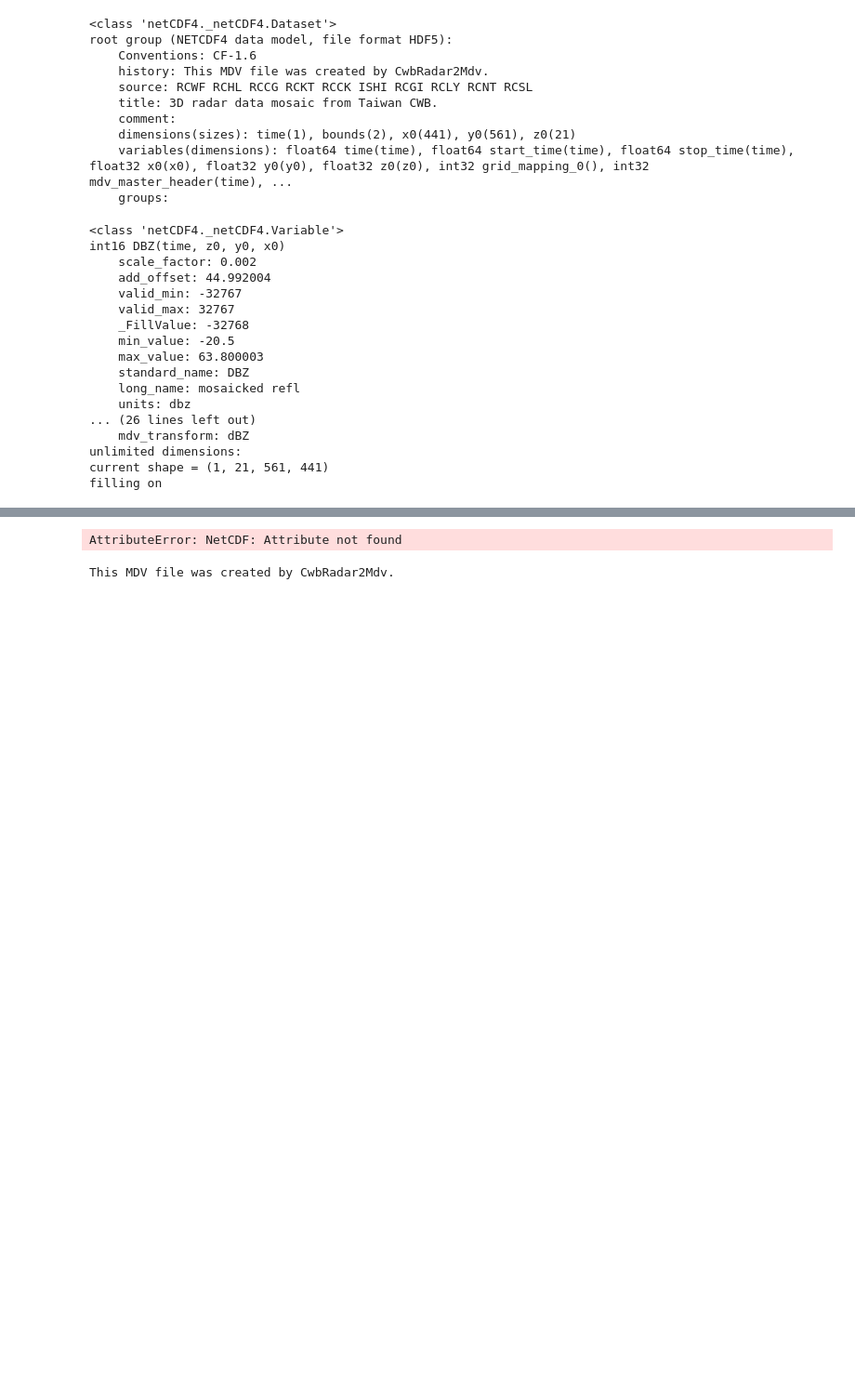
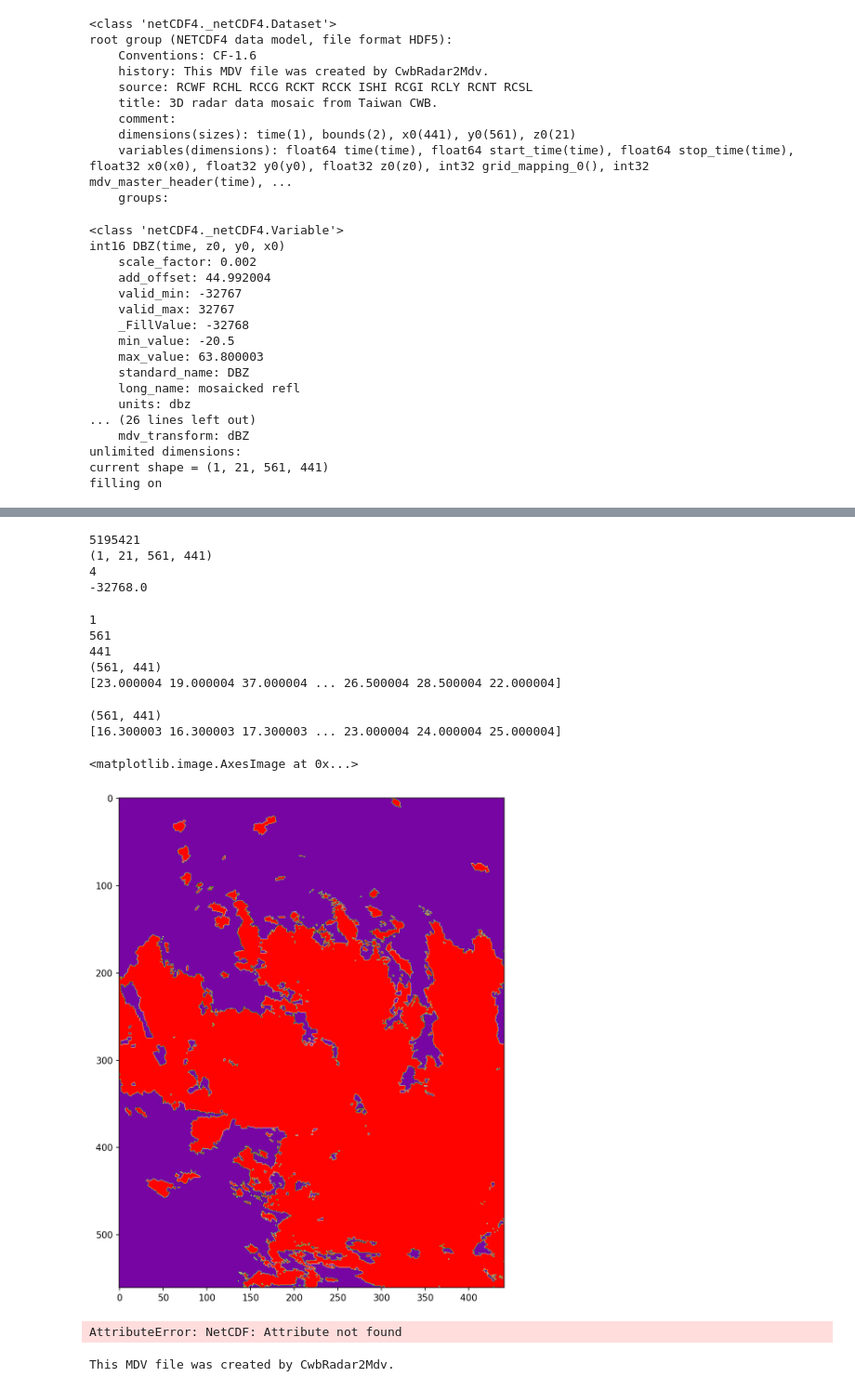
Before and after one commit to NCAR/lrose-docs, a Jupyter notebook: notebooks/erad_workshop_2022.ipynb, the cells around one changed output, grey strips where cells are left out. Shown at 93% size. Cells and saved outputs as stored; diff of their text form; code cells hidden in the pictures; blank space fills up the shorter version.

```diff
--- a/notebooks/erad_workshop_2022.ipynb
+++ b/notebooks/erad_workshop_2022.ipynb
@@ -110,5 +84,32 @@ plt.imshow(dbzPlaneMax, cmap = 'rainbow' , interpolation = 'bilinear')
-# %%
-dbz = ds['DBZ']
-dbz.type()
-# %% [output]
-AttributeError: NetCDF: Attribute not found
+# %%
+dbz1 = np.array(ds['DBZ'])
+print(dbz1.size)
+print(dbz1.shape)
+print(dbz1.ndim)
+print(dbz1[0][0][256][0])
+# %% [output]
+5195421
+(1, 21, 561, 441)
+4
+-32768.0
+# %%
+dbzPlane0 = dbz1[0][0:1]
+print(dbzPlane0.shape[0])
+print(dbzPlane0.shape[1])
+print(dbzPlane0.shape[2])
+dbz2D = dbzPlane0.reshape(dbzPlane0.shape[1],dbzPlane0.shape[2])
+print(dbz2D.shape)
+print(dbz2D[dbz2D > -32000])
+# %% [output]
+1
+561
+441
+(561, 441)
+[23.000004 19.000004 37.000004 ... 26.500004 28.500004 22.000004]
+# %%
+dbzPlaneMax = np.amax(dbz1, (0, 1))
+print(dbzPlaneMax.shape)
+print(dbzPlaneMax[dbzPlaneMax > -32000])
+# %% [output]
+(561, 441)
+[16.300003 16.300003 17.300003 ... 23.000004 24.000004 25.000004]
@@ -115,3 +221,23 @@ AttributeError: NetCDF: Attribute not found
+# %%
+the_radar = 'SPOL'
+rhi_scan_mandatory = [101, 281, 90, 85, 75, 60, 45, 30, 0, 315, 270, 225, 183, 137]
+scan_range = [25, 50, 100, 150]
+rhi_scan_user = [15, 345, 330, 298, 255, 240, 211, 197, 168, 153, 125, 113]
+
+fig = plt.figure(figsize=(10, 10), dpi=150)
+
+# ax = new_map(fig, the_radar, rhi_scans, scan_range)
+# ax = new_map(fig, the_radar, rhi_scan_mandatory, rhi_scan_user, scan_range)
+#plt.imshow(radar_img, extent=img_extent, zorder=0, transform=ccrs.PlateCarree())
+plt.imshow(dbzPlaneMax, cmap='pyart_Carbone42', interpolation = 'bilinear')
+# %% [output]
+<matplotlib.image.AxesImage at 0x...>
+[figure, added]
+# %%
+dbz = ds['DBZ']
+dbz.type()
+# %% [output]
+AttributeError: NetCDF: Attribute not found
 # %%
 print(ds.__dict__['history'])
 # %% [output]
```
Also changed, not shown: parts of 12 cells of this notebook.
